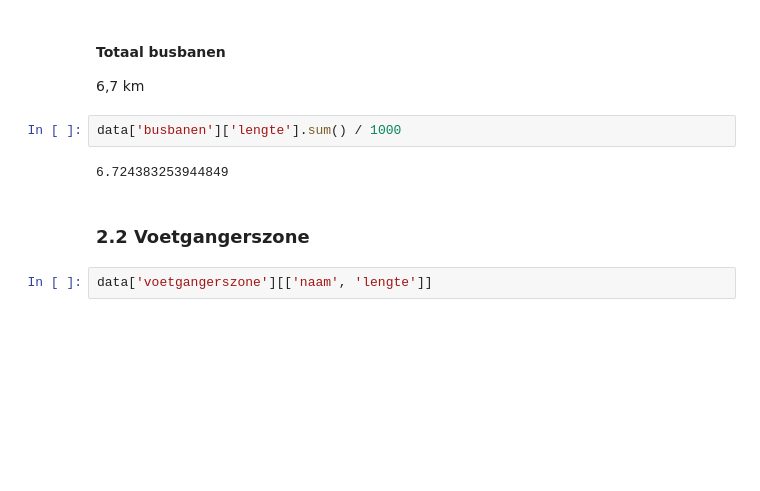
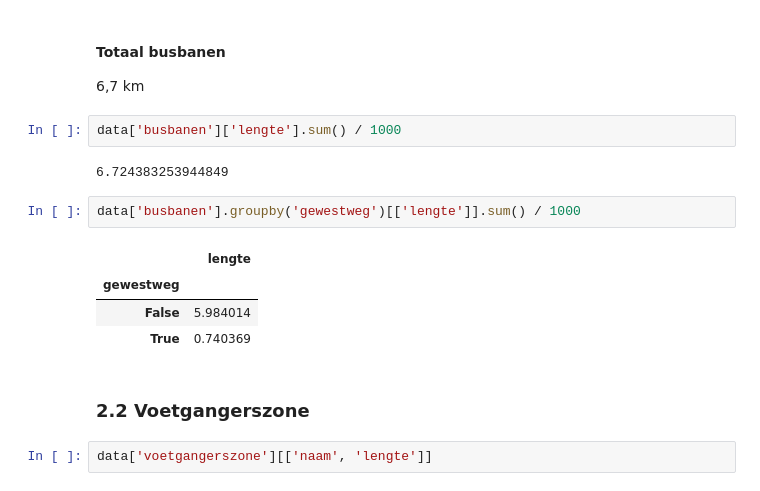
Before and after one commit to JonasHeylen/fietspaden-bxl, a Jupyter notebook: Fietspaden_BXL.ipynb, the cells around one changed output. Drawn from its saved outputs; the diff is of its cells as text; blank space fills up the shorter version.

```diff
--- a/Fietspaden_BXL.ipynb
+++ b/Fietspaden_BXL.ipynb
@@ -180,6 +201,13 @@ data['busbanen'][['naam', 'lengte']]
 data['busbanen']['lengte'].sum() / 1000
 # %% [output]
 6.724383253944849
+# %%
+data['busbanen'].groupby('gewestweg')[['lengte']].sum() / 1000
+# %% [output]
+|  | lengte |
+| gewestweg |  |
+| False | 5.984014 |
+| True | 0.740369 |
 # %% [markdown]
 ### 2.2 Voetgangerszone
 # %%
```
Also changed, not shown: parts of 7 cells of this notebook.
